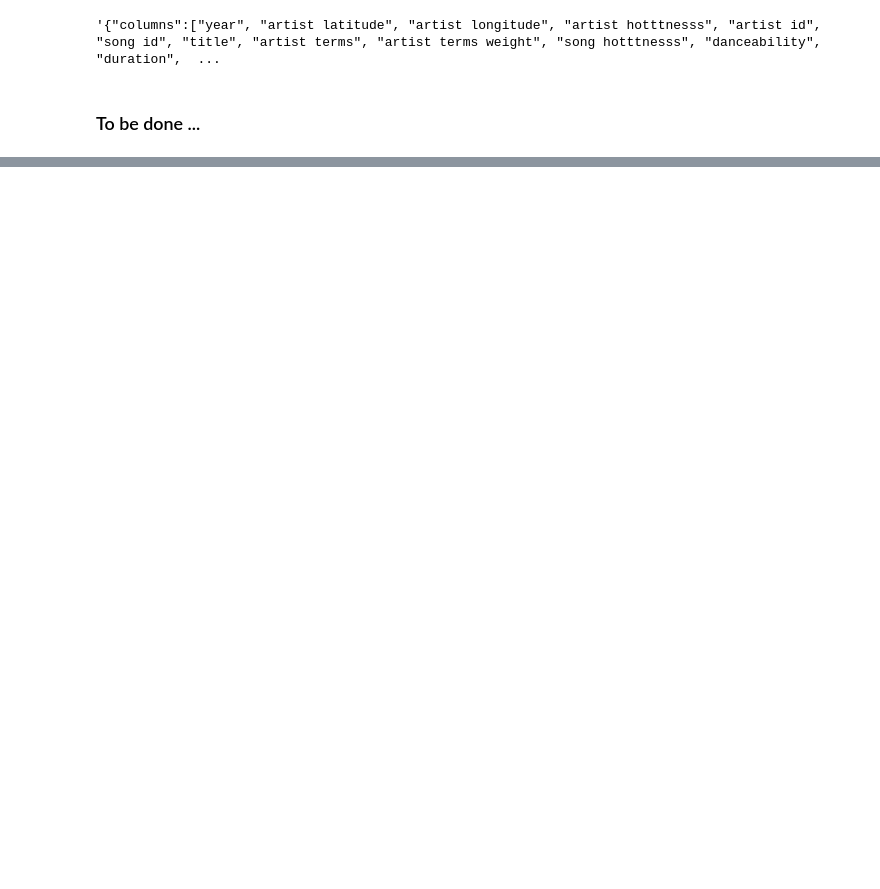
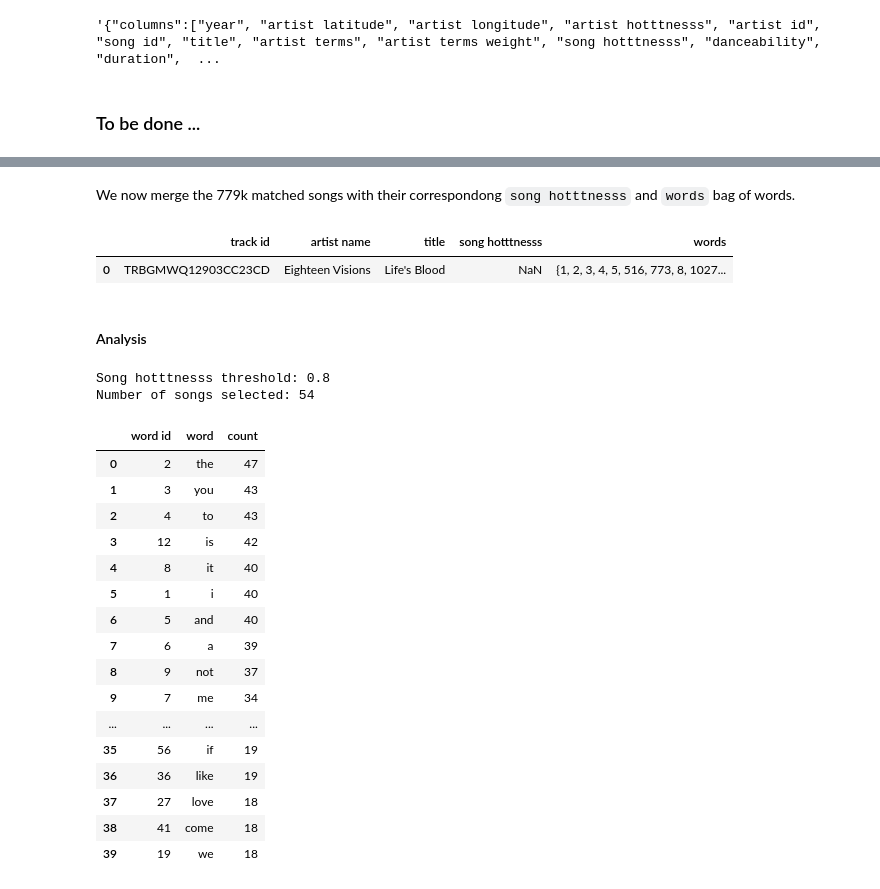
Before and after one commit to Piloumpicou/ADA-Unexpected-Match, a Jupyter notebook: project/MSD_subset.ipynb, the cells around one changed output, grey strips where cells are left out. Saved outputs shown, nothing was run; the diff lists cells and outputs as text; code cells hidden in the pictures; blank space fills up the shorter version.

Commit message:
begin lyrics analysis

```diff
--- a/project/MSD_subset.ipynb
+++ b/project/MSD_subset.ipynb
@@ -976,0 +1010,14 @@ strjson[:1000]
+# %%
+# load the top-5000 words
+top_words_list = []
+
+# the top-5000 words can be found after the line starting with '%' in the 'mxm_dataset_train.txt' file
+with open('mxm_dataset_train.txt') as f:
+    for line in f:
+        if line.startswith('%'):
+            top_words_list = line[1:] # drop the '%' marking the beginning of the line
+            break
+
+top_words_list = top_words_list.split(',')
+print('Number of words:', len(top_words_list))
+top_words_list[0:10]
@@ -976,0 +1051,4 @@ strjson[:1000]
+# %%
+mxm_dataset_train = pd.DataFrame(entries)
+mxm_dataset_train.columns = ['track id', 'mxm track id', 'words']
+mxm_dataset_train.head()
@@ -976,0 +1062,54 @@ strjson[:1000]
+# %% [markdown]
+We now merge the 779k matched songs with their correspondong `song hotttnesss` and `words` bag of words.
+# %%
+mxm_779k_matches = mxm_779k_matches.merge(data[['track id', 'song hotttnesss']])
+mxm_779k_matches = mxm_779k_matches.merge(mxm_dataset_train[['track id', 'words']])
+#mxm_779k_matches = mxm_779k_matches[['track id', 'artist name', 'title', 'words']]
+mxm_779k_matches = mxm_779k_matches.drop(['mxm track id', 'mxm artist name', 'mxm title'], axis=1)
+mxm_779k_matches.head(1)
+# %% [output]
+|  | track id | artist name | title | song hotttnesss | words |
+| 0 | TRBGMWQ12903CC23CD | Eighteen Visions | Life's Blood | NaN | {1, 2, 3, 4, 5, 516, 773, 8, 1027... |
+# %% [markdown]
+#### Analysis
+# %%
+# define the threshold for the 'song hotttnesss'
+threshold = 0.8
+top_mxm_779k_matches = mxm_779k_matches[mxm_779k_matches['song hotttnesss'] > threshold]
+
+print('Song hotttnesss threshold:', threshold)
+print('Number of songs selected:', len(top_mxm_779k_matches))
+
+# get all the words in the top songs, according to the threshold
+top_words = pd.DataFrame(flatmap(list(mxm_779k_matches[mxm_779k_matches['song hotttnesss'] > threshold]['words'])))
+
+# map each word id to the acual corresponding word
+top_words['word'] = top_words.apply(lambda row: top_words_list[row[0]-1], axis=1)
+top_words.rename(columns={0:'word id'}, inplace=True)
+
+# count the number of occurences by word
+top_words = top_words.groupby(['word id', 'word']).size().reset_index()
+top_words.rename(columns={0:'count'}, inplace=True)
+
+# sort the words according to their count, in descending order
+top_words.sort_values('count', ascending=False).reset_index(drop=True).head(40)
+# %% [output]
+Song hotttnesss threshold: 0.8
+Number of songs selected: 54
+|  | word id | word | count |
+| 0 | 2 | the | 47 |
+| 1 | 3 | you | 43 |
+| 2 | 4 | to | 43 |
+| 3 | 12 | is | 42 |
+| 4 | 8 | it | 40 |
+| 5 | 1 | i | 40 |
+| 6 | 5 | and | 40 |
+| 7 | 6 | a | 39 |
+| 8 | 9 | not | 37 |
+| 9 | 7 | me | 34 |
+| ... | ... | ... | ... |
+| 35 | 56 | if | 19 |
+| 36 | 36 | like | 19 |
+| 37 | 27 | love | 18 |
+| 38 | 41 | come | 18 |
+| 39 | 19 | we | 18 |
```
Also changed, not shown: parts of 18 cells of this notebook.
